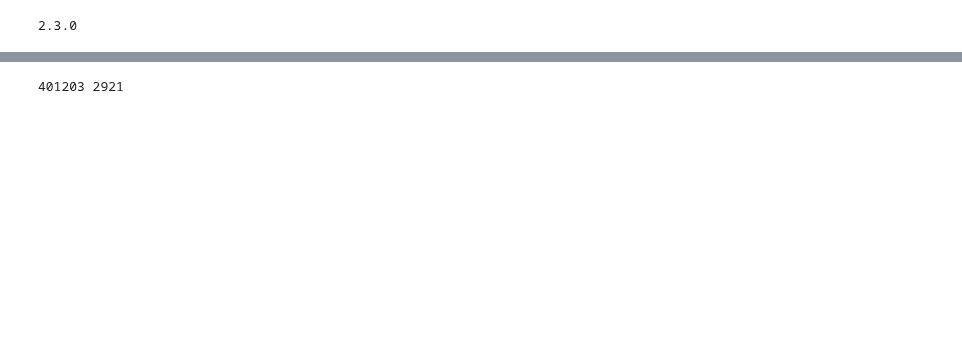
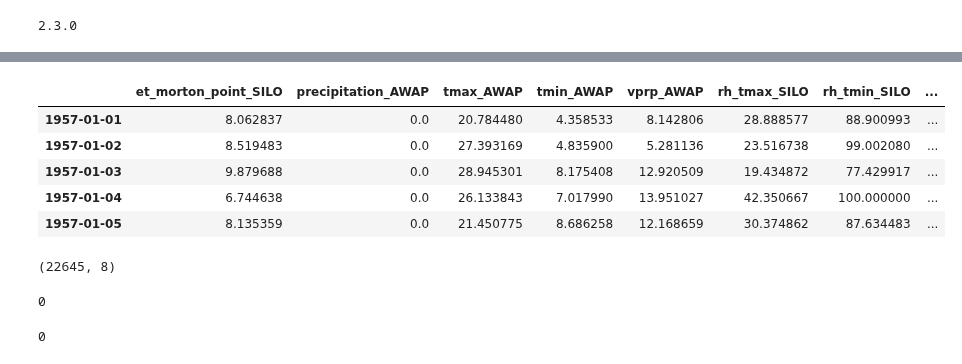
Before and after one commit to AtrCheema/AI4Water, a Jupyter notebook: examples/paper_figs/interpretability.ipynb, the cells around one changed output, grey strips where cells are left out. Drawn from its saved outputs; the diff is of its cells as text; code cells hidden in the pictures; blank space fills up the shorter version.

```diff
--- a/examples/paper_figs/interpretability.ipynb
+++ b/examples/paper_figs/interpretability.ipynb
@@ -28,27 +33,36 @@ from AI4Water.utils.visualizations import Interpret
 # %%
 dataset = CAMELS_AUS()
 
 inputs = ['et_morton_point_SILO',
            'precipitation_AWAP',
            'tmax_AWAP',
            'tmin_AWAP',
            'vprp_AWAP',
            'rh_tmax_SILO',
            'rh_tmin_SILO'
           ]
 
 outputs = ['streamflow_MLd']
 
-stations = ['401203']
-data = dataset.fetch(stations, dynamic_attributes=inputs+outputs, categories=None)
+data = dataset.fetch('401203', dynamic_attributes=inputs+outputs)
+data = data['401203']
+data.head()
+# %% [output]
+|  | et_morton_point_SILO | precipitation_AWAP | tmax_AWAP | tmin_AWAP | vprp_AWAP | rh_tmax_SILO | rh_tmin_SILO | ... |
+| 1957-01-01 | 8.062837 | 0.0 | 20.784480 | 4.358533 | 8.142806 | 28.888577 | 88.900993 | ... |
+| 1957-01-02 | 8.519483 | 0.0 | 27.393169 | 4.835900 | 5.281136 | 23.516738 | 99.002080 | ... |
+| 1957-01-03 | 9.879688 | 0.0 | 28.945301 | 8.175408 | 12.920509 | 19.434872 | 77.429917 | ... |
+| 1957-01-04 | 6.744638 | 0.0 | 26.133843 | 7.017990 | 13.951027 | 42.350667 | 100.000000 | ... |
+| 1957-01-05 | 8.135359 | 0.0 | 21.450775 | 8.686258 | 12.168659 | 30.374862 | 87.634483 | ... |
-# %%
-for k,v in data.items():
-    if k in stations:
-        target = v['streamflow_MLd']
-        target[target < 0] = np.nan
-        target[target == 0.0] = np.nan
-        v['streamflow_MLd'] = target
-        data[k] = v
-        print(k, v.isna().sum().sum())
-# %% [output]
-401203 2921
+# %%
+data.shape
+# %% [output]
+(22645, 8)
+# %%
+(data['streamflow_MLd'].values<0.0).sum()
+# %% [output]
+0
+# %%
+(data['streamflow_MLd'].values==0.0).sum()
+# %% [output]
+0
```
Also changed, not shown: parts of 15 cells of this notebook.
